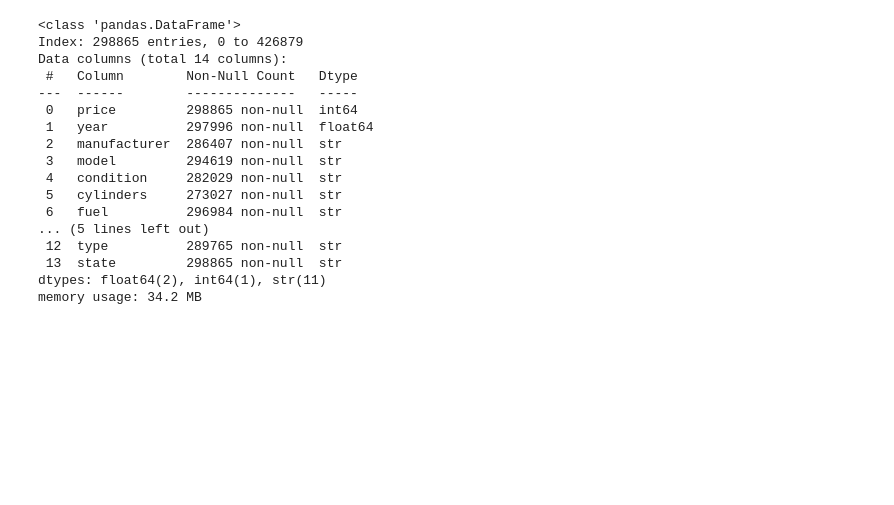
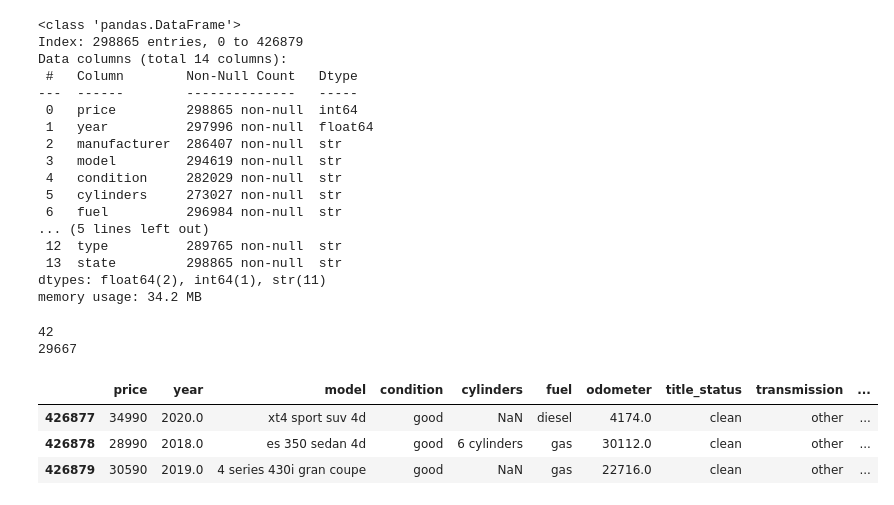
Before and after one commit to Chwiejczi/UsedCars-DataCleaning-EDA-FeatureEngineering-ML, a Jupyter notebook: dataCleaning/dataCleaning.ipynb, the cells around one changed output. Cells and saved outputs as stored; diff of their text form; code cells hidden in the pictures; blank space fills up the shorter version.

```diff
--- a/dataCleaning/dataCleaning.ipynb
+++ b/dataCleaning/dataCleaning.ipynb
@@ -248,3 +248,21 @@ Data columns (total 14 columns):
  13  state         298865 non-null  str
 dtypes: float64(2), int64(1), str(11)
 memory usage: 34.2 MB
+# %%
+print(data["manufacturer"].nunique())
+print(data["model"].nunique())
+# %% [output]
+42
+29667
+# %%
+#we are going to use one-hot-encoding technique for manufacturer and frequency-encoding for model
+data=pd.get_dummies(data,columns=["manufacturer"])
+data.loc[2000,data.columns.str.startswith("manufacturer")]
+frequency=data["model"].value_counts(normalize=True)
+data['model_frequency']=data["model"].map(frequency)
+data.tail(3)
+# %% [output]
+|  | price | year | model | condition | cylinders | fuel | odometer | title_status | transmission | ... |
+| 426877 | 34990 | 2020.0 | xt4 sport suv 4d | good | NaN | diesel | 4174.0 | clean | other | ... |
+| 426878 | 28990 | 2018.0 | es 350 sedan 4d | good | 6 cylinders | gas | 30112.0 | clean | other | ... |
+| 426879 | 30590 | 2019.0 | 4 series 430i gran coupe | good | NaN | gas | 22716.0 | clean | other | ... |
```
Also changed, not shown: parts of 14 cells of this notebook, 1 other file.
